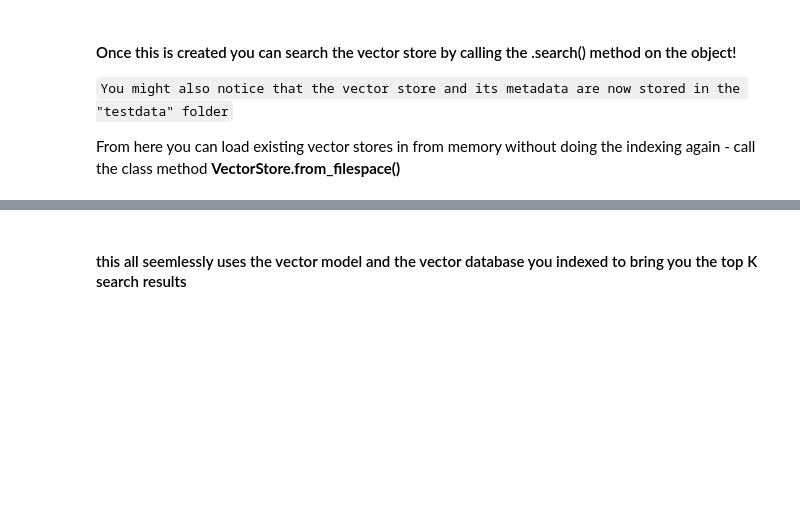
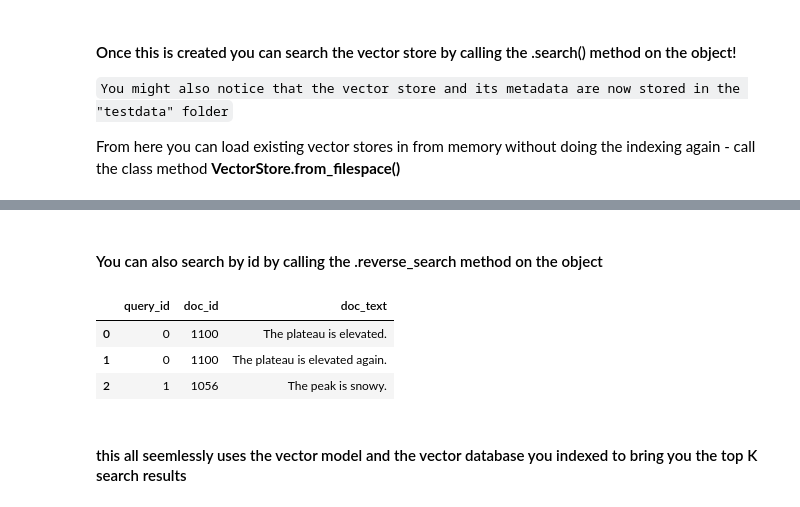
Before and after one commit to datasciencecampus/classifai, a Jupyter notebook: DEMO/general_workflow_demo.ipynb, the cells around one changed output, grey strips where cells are left out. Drawn from its saved outputs; the diff is of its cells as text; code cells hidden in the pictures; blank space fills up the shorter version.

Commit message:
updated reverse search to mirror forward search

```diff
--- a/DEMO/general_workflow_demo.ipynb
+++ b/DEMO/general_workflow_demo.ipynb
@@ -139,3 +136,12 @@ shape: (10, 6)
+# %% [markdown]
+#### You can also search by id by calling the .reverse_search method on the object
+# %%
+my_vector_store.reverse_search(["1100", "1056"])
+# %% [output]
+|  | query_id | doc_id | doc_text |
+| 0 | 0 | 1100 | The plateau is elevated. |
+| 1 | 0 | 1100 | The plateau is elevated again. |
+| 2 | 1 | 1056 | The peak is snowy. |
 # %% [markdown]
 #### this all seemlessly uses the vector model and the vector database you indexed to bring you the top K search results
 # %% [markdown]
```
Also changed, not shown: parts of 3 cells of this notebook, 5 other files.
